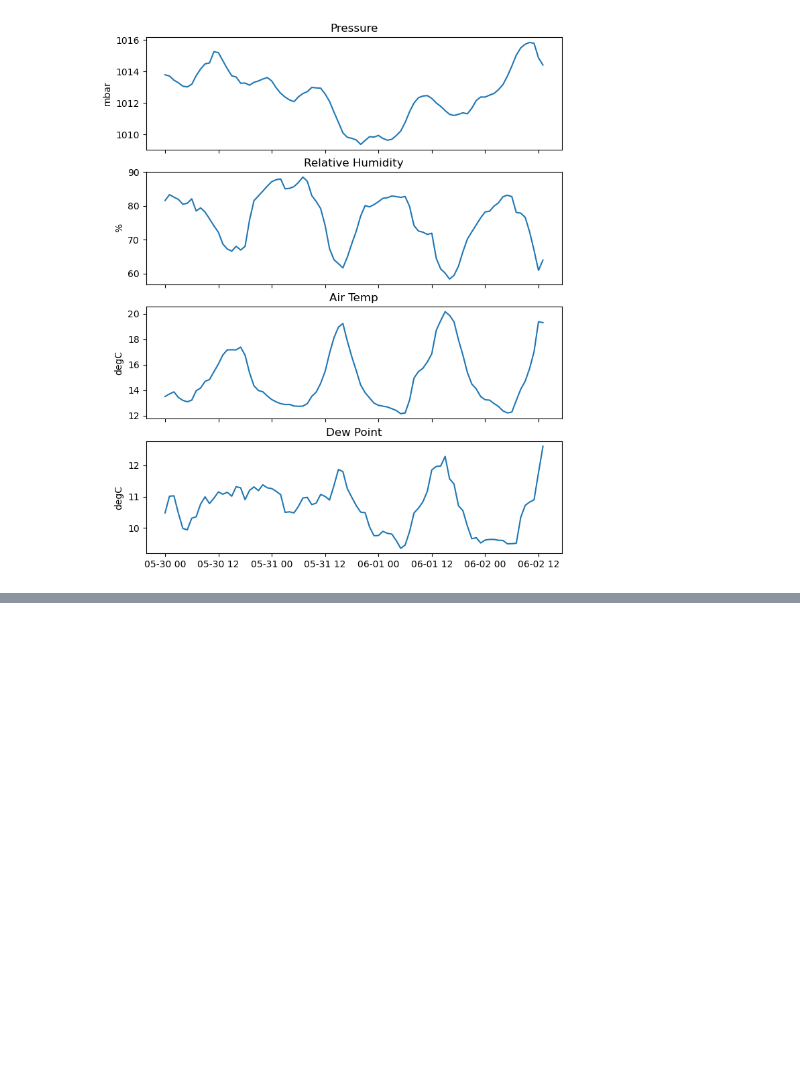
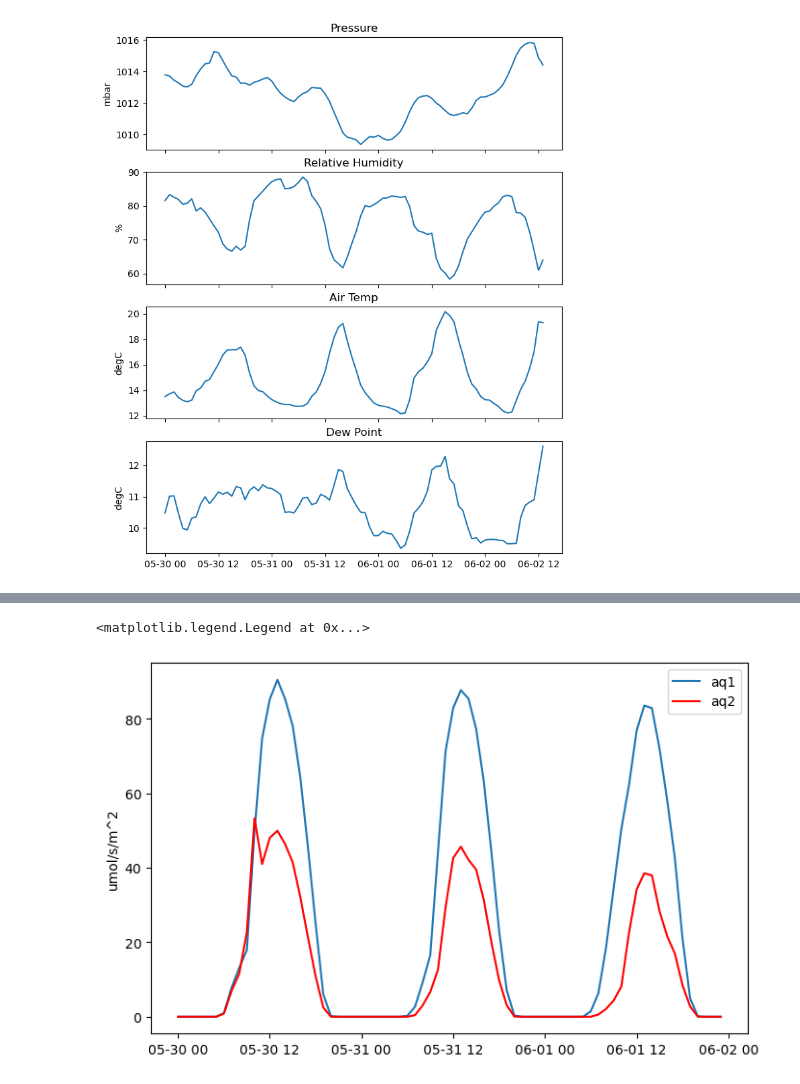
Before and after one commit to sscopazzi/Cal_Poly_Maritime_Academy_Research_Buoy, a Jupyter notebook: python_code/deployment_test.ipynb, the cells around one changed output, grey strips where cells are left out. Drawn from its saved outputs; the diff is of its cells as text; code cells hidden in the pictures; blank space fills up the shorter version.

```diff
--- a/python_code/deployment_test.ipynb
+++ b/python_code/deployment_test.ipynb
@@ -19,10 +19,8 @@ def tryint(s):
 def alphanum_key(s):
     """
     Turn a string into a list of string and number chunks.
-
     >>> alphanum_key("z23a")
     ["z", 23, "a"]
-
     """
     return [ tryint(c) for c in re.split('([0-9]+)', s) ]
 
@@ -39,7 +37,6 @@ ms3 = sorted(glob.glob('../python_code/data/M*.dat'),key=alphanum_key)
 ws = sorted(glob.glob('../python_code/data/W*.dat'),key=alphanum_key)
 paraq1 = sorted(glob.glob('../python_code/data/PAR_aqua1*.dat'),key=alphanum_key)
 paraq2 = sorted(glob.glob('../python_code/data/PAR_aqua2*.dat'),key=alphanum_key)
-paraq2 = sorted(glob.glob('../python_code/data/PAR_aqua2*.dat'),key=alphanum_key)
 paratmo = sorted(glob.glob('../python_code/data/PAR_atmo*.dat'),key=alphanum_key)
 # %%
 df_list = [] # init empty dataframe
@@ -124,0 +154,37 @@ Text(0.5, 1.0, 'Dew Point')
+# %%
+dfaq1_list = [] # init empty dataframe
+for x in paraq1:
+    loop = pd.read_csv(x,sep=',',names=["time","record","PAR_aqua1_Den","PAR_aqua1_Tot"],header=3,parse_dates=[0],encoding = "utf-8")
+    dfaq1_list.append(loop)
+
+dl1 = pd.concat(dfaq1_list,ignore_index=True)       # dl for datalogger sensor values
+dl1 = dl1.set_index('time')                         # set the time column to be the index
+dl1 = dl1.loc['2023-05-30':'2023-06-01']            # slicing dates I want
+dl1_hr = dl1.astype('int64').resample('1H').mean()  # but what is the astype doing really
+# dl1.info()
+
+dfaq2_list = [] # init empty dataframe
+for y in paraq2:
+    loop = pd.read_csv(y,sep=',',names=["time","record","PAR_aqua2_Den","PAR_aqua2_Tot"],header=3,parse_dates=[0],encoding = "utf-8")
+    dfaq2_list.append(loop)
+
+dl2 = pd.concat(dfaq2_list,ignore_index=True)         # dl for datalogger sensor values
+dl2 = dl2.set_index('time')                           # set the time column to be the index
+dl2 = dl2.loc['2023-05-30':'2023-06-01']              # slicing dates I want
+dl2_hr = dl2.astype('int64').resample('1H').mean()    # but what is the astype doing really
+# dl2.info()
+
+fig,ax=plt.subplots(figsize=(8,5))
+ax.plot(dl1_hr.index,dl1_hr.PAR_aqua1_Tot,label='aq1')
+ax.set_ylabel('umol/s/m^2')
+ax.plot(dl2_hr.index,dl2_hr.PAR_aqua2_Tot,label='aq2',color='red')
+ax.legend()
+
+# fig,ax=plt.subplots(ncols=1,nrows=2,figsize=(8,5))
+# ax[0].plot(dl_hr.index,dl_hr.PAR_aqua1_Tot)
+# ax[0].set_ylabel('aqua1')
+# ax[1].plot(dl2_hr.index,dl2_hr.PAR_aqua2_Tot)
+# ax[1].set_ylabel('aqua2')
+# %% [output]
+<matplotlib.legend.Legend at 0x...>
+[figure, added]
```
Also changed, not shown: parts of 2 cells of this notebook.
